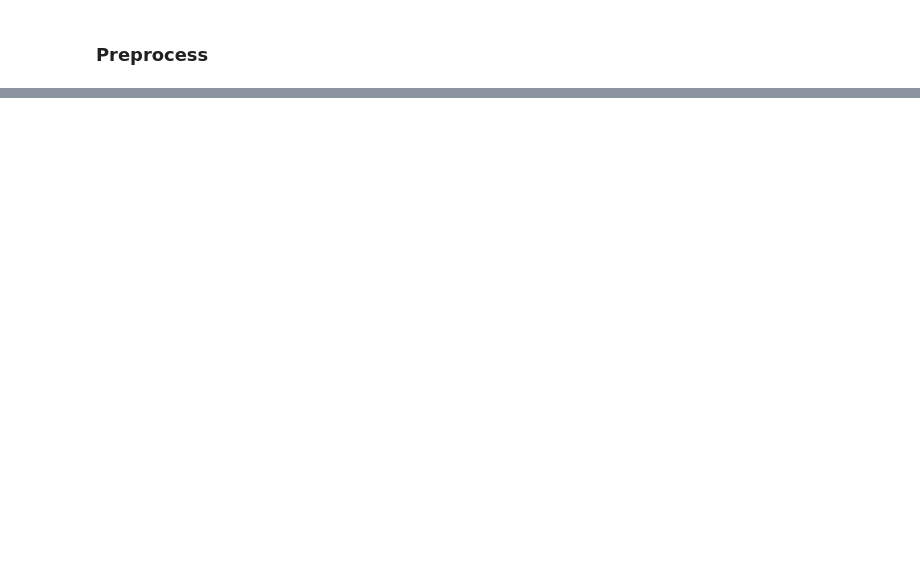
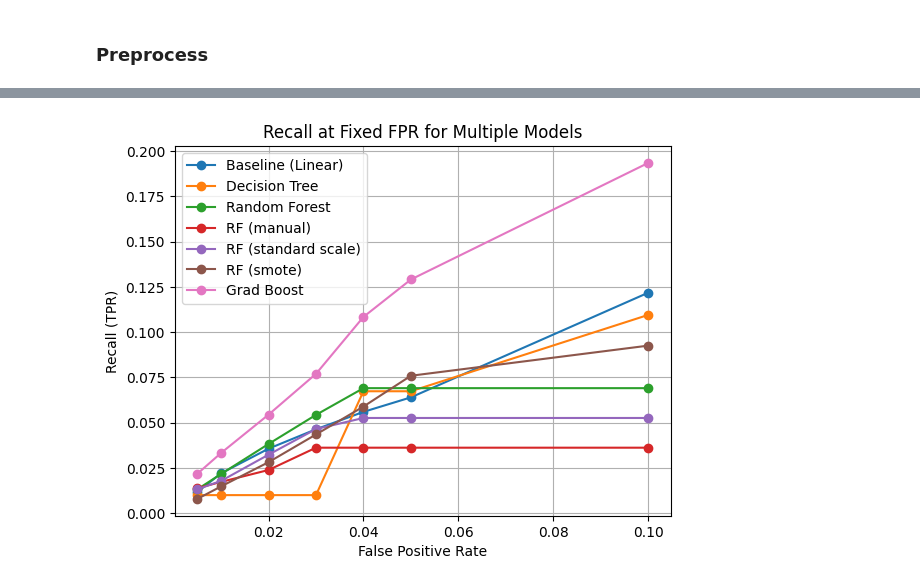
Before and after one commit to kellyw03/ee467-final, a Jupyter notebook: main.ipynb, the cells around one changed output, grey strips where cells are left out. Saved outputs shown, nothing was run; the diff lists cells and outputs as text; code cells hidden in the pictures; blank space fills up the shorter version.

Commit message:
models

```diff
--- a/main.ipynb
+++ b/main.ipynb
@@ -42,0 +104,3 @@ NameError: name 'preprocess' is not defined
+# %%
+rf_model = random_forest(x_train, y_train)
+_,_,_,_, fpr_rf, tpr_rf = evaluate_model_base(rf_model, x_test, y_test)
@@ -42,0 +160,4 @@ NameError: name 'preprocess' is not defined
+# %%
+# standard scaling
+rf_s_model = random_forest(x_train_s, y_train)
+_,_,_,_, fpr_rf_s, tpr_rf_s = evaluate_model_base(rf_s_model, x_test_s, y_test)
@@ -42,0 +182,4 @@ NameError: name 'preprocess' is not defined
+# %%
+# smote
+rf_sm_model = random_forest(x_train_sm, y_train_smote)
+_,_,_,_, fpr_rf_sm, tpr_rf_sm = evaluate_model_base(rf_sm_model, x_test_sm, y_test)
@@ -42,0 +204,3 @@ NameError: name 'preprocess' is not defined
+# %%
+gd_model = gradient_boost(x_train, y_train)
+_,_,_,_, fpr_gb, tpr_gb = evaluate_model_base(gd_model, x_test, y_test)
@@ -42,0 +225,46 @@ NameError: name 'preprocess' is not defined
+# %%
+import numpy as np
+import matplotlib.pyplot as plt
+
+
+def plot_recall(models):
+  fprs = [0.005, 0.01, 0.02, 0.03, 0.04, 0.05, 0.1]
+
+  def recall_at_fpr(fpr, tpr, target_fpr):
+      fpr = np.array(fpr)
+      tpr = np.array(tpr)
+      valid = fpr <= target_fpr
+      if not valid.any():
+          return 0.0
+      return tpr[valid].max()
+
+  recall = {model: [] for model in models}
+  for model, (fpr, tpr) in models.items():
+     for targ_fpr in fprs:
+        recall[model].append(recall_at_fpr(fpr, tpr, targ_fpr))
+
+
+  for model_name, recalls in recall.items():
+      plt.plot(fprs, recalls, marker='o', label=model_name)
+
+  plt.xlabel("False Positive Rate")
+  plt.ylabel("Recall (TPR)")
+  plt.title("Recall at Fixed FPR for Multiple Models")
+  plt.grid(True)
+  plt.legend()
+  plt.show()
+
+
+models = {
+    "Baseline (Linear)":(fpr_b, tpr_b),
+    "Decision Tree": (fpr_dt, tpr_dt),
+    "Random Forest":(fpr_rf, tpr_rf),
+    "RF (manual)" : (fpr_rf_m, tpr_rf_m),
+    "RF (standard scale)": (fpr_rf_s, tpr_rf_s),
+    "RF (smote)": (fpr_rf_sm, tpr_rf_sm),
+    "Grad Boost": (fpr_gb, tpr_gb)
+}
+
+plot_recall(models)
+# %% [output]
+[figure, added]
```
Also changed, not shown: parts of 14 cells of this notebook, 4 other files.
